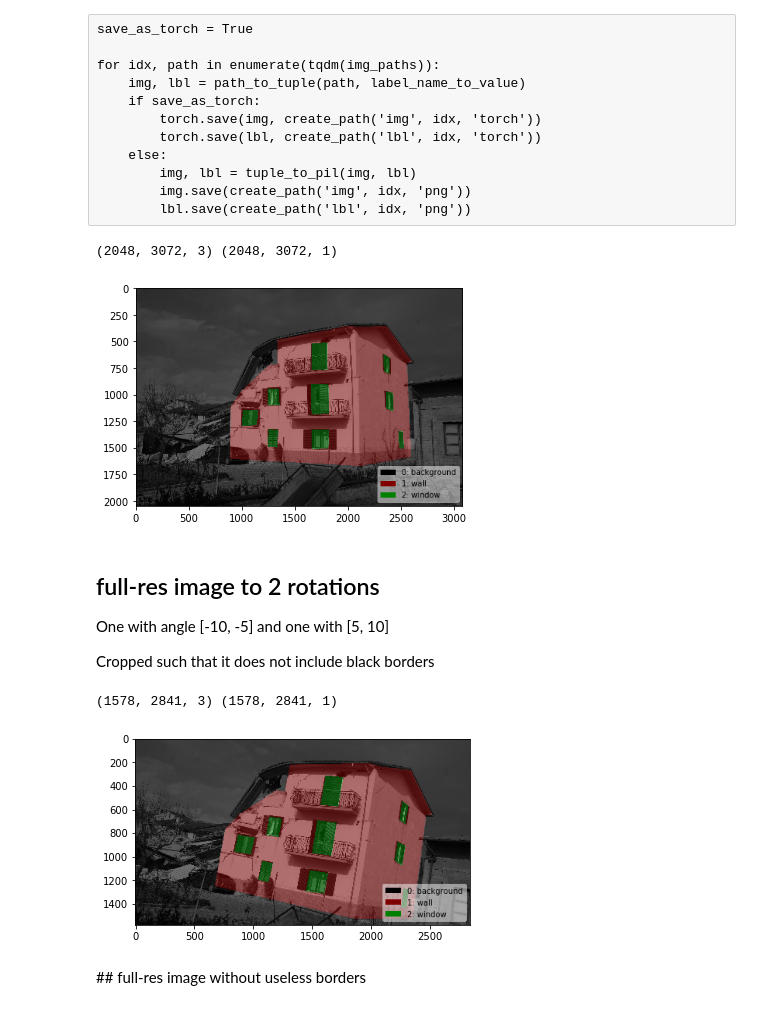
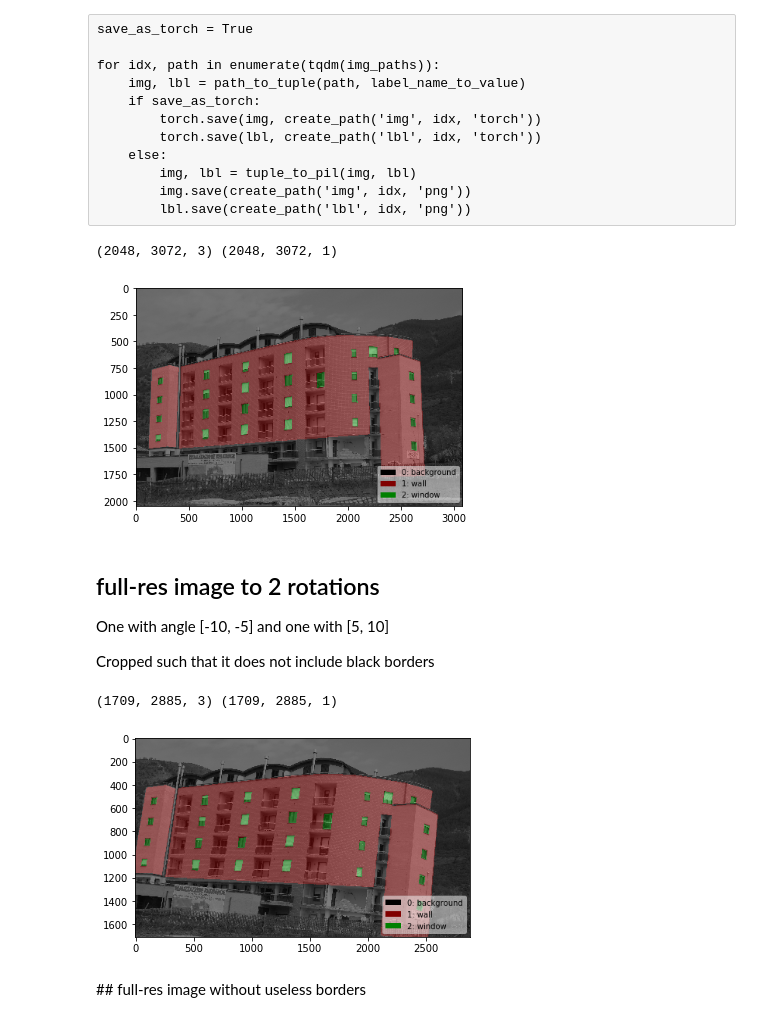
Before and after one commit to gregunz/FacadeParsing, a Jupyter notebook: nb03_data_augmentation.ipynb, the cells around one changed output. Drawn from its saved outputs; the diff is of its cells as text; code cells hidden in the pictures.

```diff
--- a/nb03_data_augmentation.ipynb
+++ b/nb03_data_augmentation.ipynb
@@ -46,13 +46,13 @@ def get_patches(i, ncrops_multiplier=1, as_tensor=True):
 # %%
 images_labels = list(get_img_lbl(i) for i in range(num_images))
 # %%
-img, lbl = get_img_lbl(0)
+img, lbl = get_img_lbl(28)
 img, lbl = T.ToTensor()(img), (T.ToTensor()(lbl)*255).int()
 # %%
-show_labeled_img(img, lbl, label_name_to_value)
+show_labeled_img(img, lbl)
 # %% [output]
 (2048, 3072, 3) (2048, 3072, 1)
-[figure, old version]
+[figure, new version]
 # %% [markdown]
 ## full-res image to 2 rotations
 One with angle [-10, -5] and one with [5, 10]
@@ -65,8 +65,8 @@ i0, l0 = img_2_rot[1][0], img_2_rot[1][1]
 # %%
 show_labeled_img(i0, l0, label_name_to_value)
 # %% [output]
-(1578, 2841, 3) (1578, 2841, 1)
+(1709, 2885, 3) (1709, 2885, 1)
-[figure, old version]
+[figure, new version]
 # %% [markdown]
 ## full-res image without useless borders
 # %%
```
Also changed, not shown: parts of 17 cells of this notebook, 13 other files.
